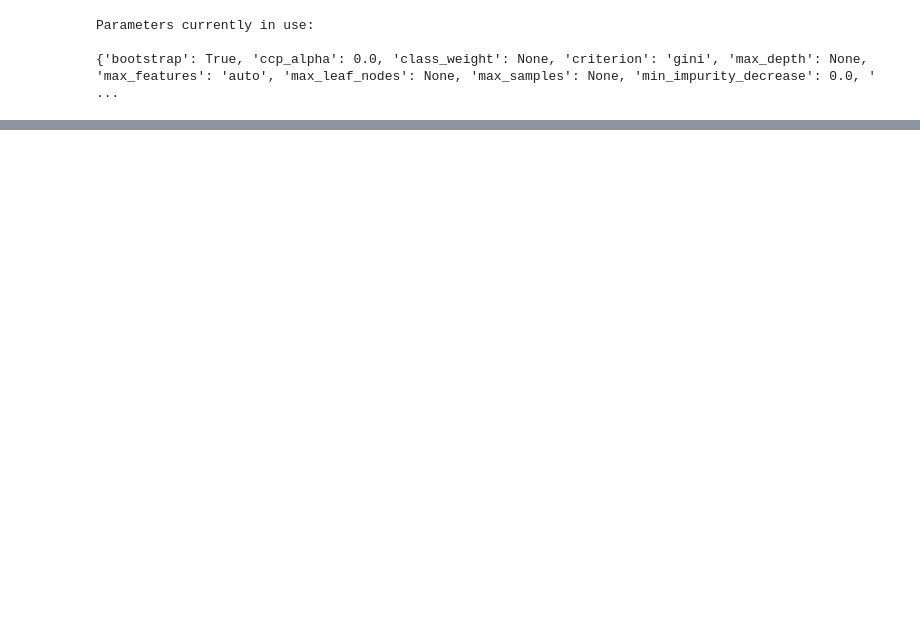
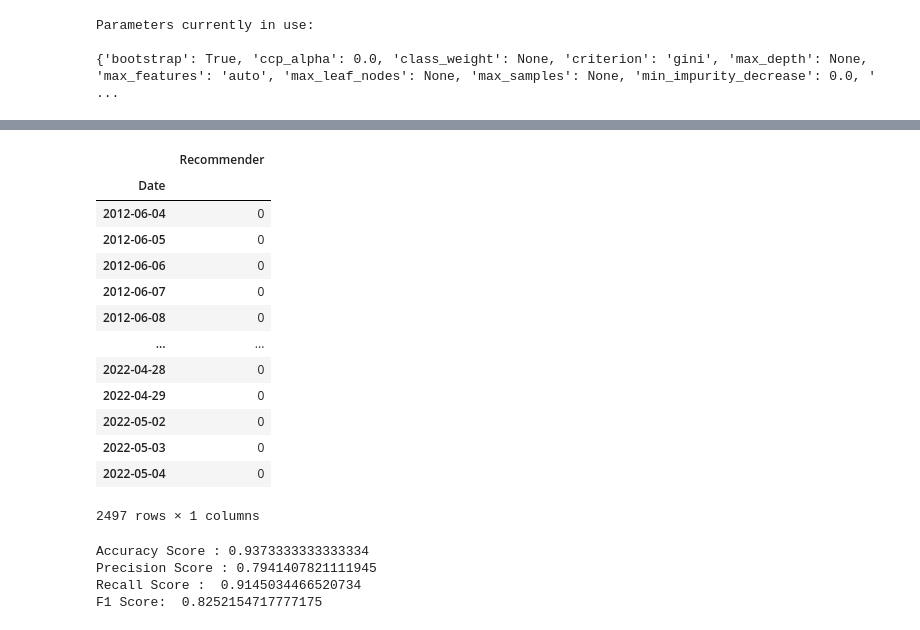
Before and after one commit to shrestha-rahul/Dissertation-Project, a Jupyter notebook: Machine Learning/Classification_Models.ipynb, the cells around one changed output, grey strips where cells are left out. Cells and saved outputs as stored; diff of their text form; code cells hidden in the pictures; blank space fills up the shorter version.

Commit message:
Classification Tuned

```diff
--- a/Machine Learning/Classification_Models.ipynb
+++ b/Machine Learning/Classification_Models.ipynb
@@ -2070,0 +2391,17 @@ RandomizedSearchCV(cv=3, estimator=RandomForestClassifier(), n_iter=100,
+# %%
+y
+# %% [output]
+|  | Recommender |
+| Date |  |
+| 2012-06-04 | 0 |
+| 2012-06-05 | 0 |
+| 2012-06-06 | 0 |
+| 2012-06-07 | 0 |
+| 2012-06-08 | 0 |
+| ... | ... |
+| 2022-04-28 | 0 |
+| 2022-04-29 | 0 |
+| 2022-05-02 | 0 |
+| 2022-05-03 | 0 |
+| 2022-05-04 | 0 |
+2497 rows × 1 columns
@@ -2070,0 +2423,24 @@ RandomizedSearchCV(cv=3, estimator=RandomForestClassifier(), n_iter=100,
+# %%
+#Loading Model
+loaded_model = pickle.load(open(rf_tuned_model, 'rb'))
+
+#Making Prediction with Model
+y_pred = loaded_model.predict(X_test)
+
+#Evaluate
+accuracy = accuracy_score(y_pred , y_test)
+print("Accuracy Score :", accuracy)
+#Precision
+test_precision = precision_score(y_test, y_pred,  average='macro')
+print("Precision Score :", test_precision)
+#Recall
+test_recall = recall_score(y_test, y_pred,  average='macro')
+print("Recall Score : ", test_recall)
+#F1 Score
+test_f1 = f1_score(y_test, y_pred,average='macro')
+print("F1 Score: ", test_f1)
+# %% [output]
+Accuracy Score : 0.9373333333333334
+Precision Score : 0.7941407821111945
+Recall Score :  0.9145034466520734
+F1 Score:  0.8252154717777175
```
Also changed, not shown: parts of 71 cells of this notebook, 10 other files.
